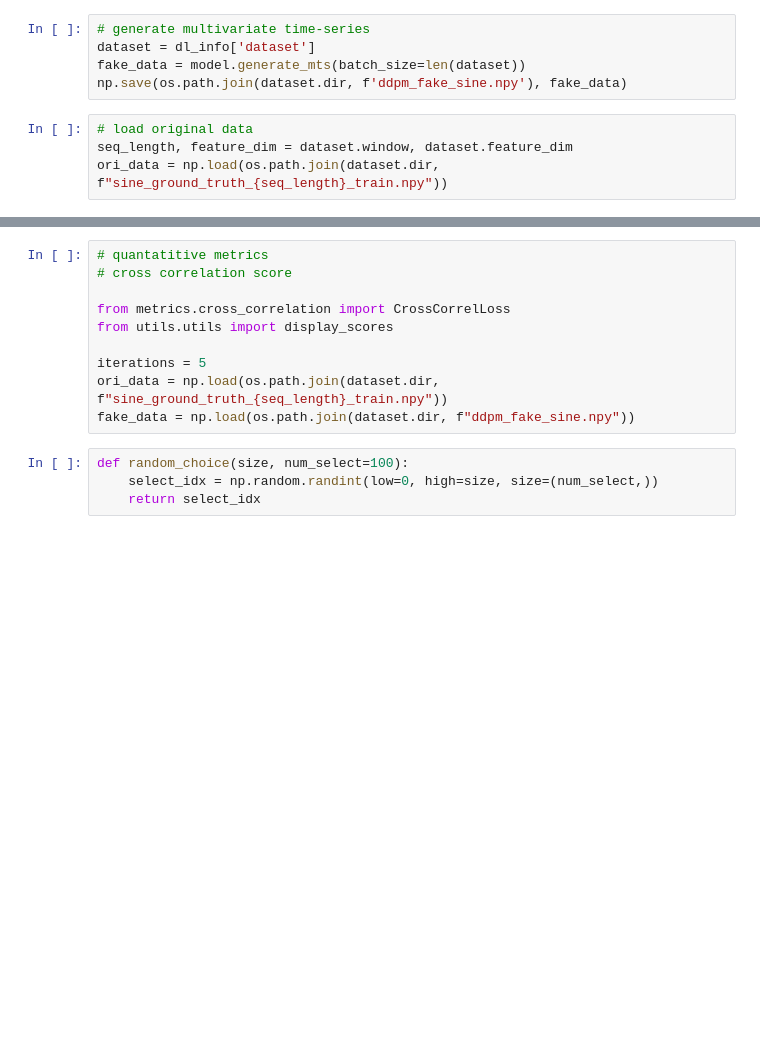
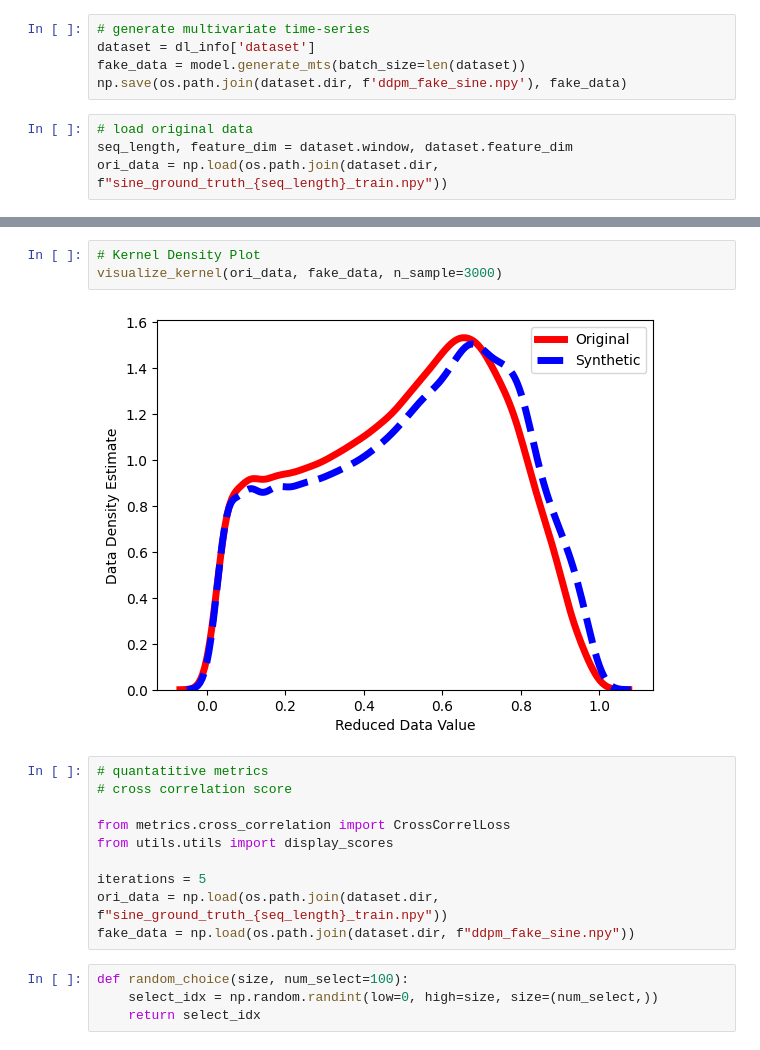
Before and after one commit to hrj04/Project_TS_Generation, a Jupyter notebook: sine_generation.ipynb, the cells around one changed output, grey strips where cells are left out. Cells and saved outputs as stored; diff of their text form; blank space fills up the shorter version.

```diff
--- a/sine_generation.ipynb
+++ b/sine_generation.ipynb
@@ -77,3 +42,8 @@ https://gist.github.com/mwaskom/de44147ed2974457ad6372750bbe5751
+# %%
+# Kernel Density Plot
+visualize_kernel(ori_data, fake_data, n_sample=3000)
+# %% [output]
+[figure, added]
 # %%
 # quantatitive metrics
 # cross correlation score
```
Also changed, not shown: parts of 5 cells of this notebook, 6 other files.
